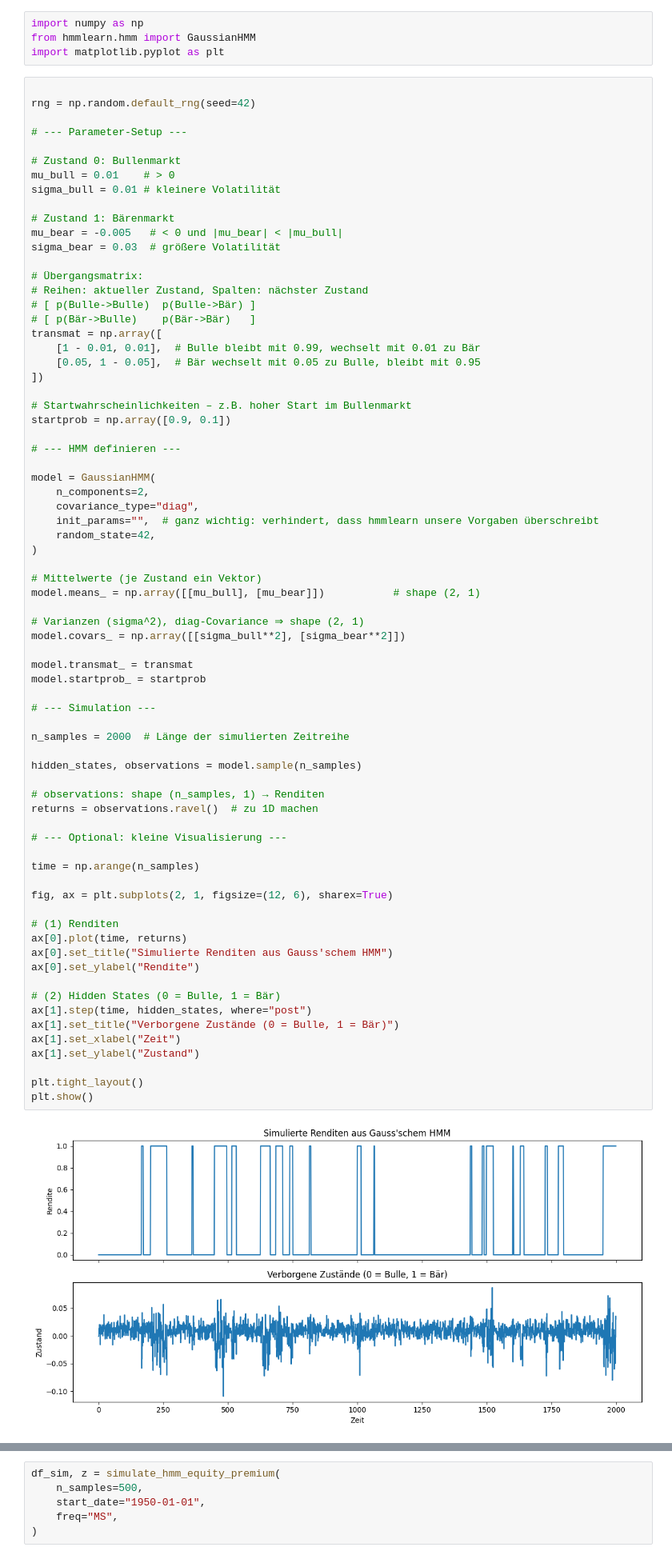
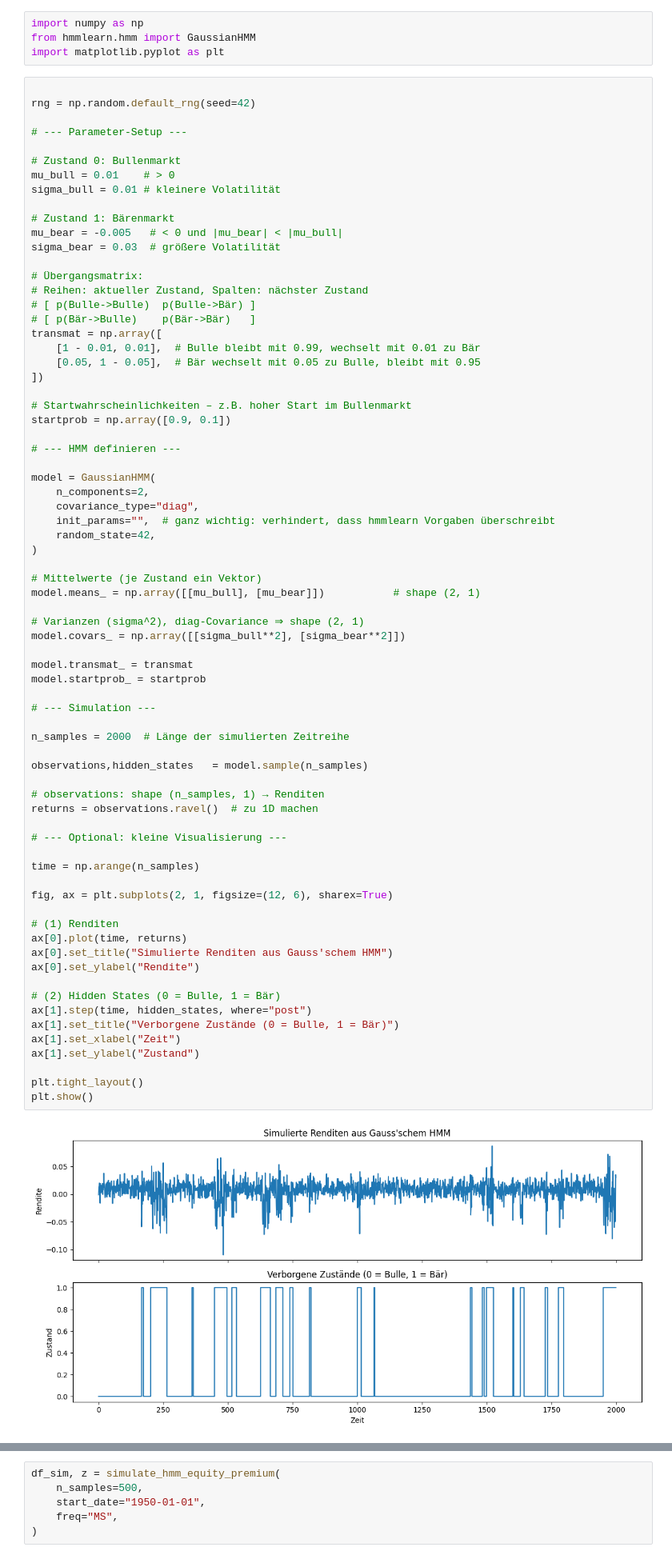
Before and after one commit to KiliTili/Masterarbeit, a Jupyter notebook: Notebooks/simulation/simulation.ipynb, the cells around one changed output, grey strips where cells are left out. Shown: that part at 80% size. Drawn from its saved outputs; the diff is of its cells as text.

```diff
--- a/Notebooks/simulation/simulation.ipynb
+++ b/Notebooks/simulation/simulation.ipynb
@@ -33,7 +33,7 @@ startprob = np.array([0.9, 0.1])
 model = GaussianHMM(
     n_components=2,
     covariance_type="diag",
-    init_params="",  # ganz wichtig: verhindert, dass hmmlearn unsere Vorgaben überschreibt
+    init_params="",  # ganz wichtig: verhindert, dass hmmlearn Vorgaben überschreibt
     random_state=42,
 )
 
@@ -47,32 +47,32 @@ model.transmat_ = transmat
 model.startprob_ = startprob
 
 # --- Simulation ---
 
 n_samples = 2000  # Länge der simulierten Zeitreihe
 
-hidden_states, observations = model.sample(n_samples)
+observations,hidden_states   = model.sample(n_samples)
 
 # observations: shape (n_samples, 1) → Renditen
 returns = observations.ravel()  # zu 1D machen
 
 # --- Optional: kleine Visualisierung ---
 
 time = np.arange(n_samples)
 
 fig, ax = plt.subplots(2, 1, figsize=(12, 6), sharex=True)
 
 # (1) Renditen
 ax[0].plot(time, returns)
 ax[0].set_title("Simulierte Renditen aus Gauss'schem HMM")
 ax[0].set_ylabel("Rendite")
 
 # (2) Hidden States (0 = Bulle, 1 = Bär)
 ax[1].step(time, hidden_states, where="post")
 ax[1].set_title("Verborgene Zustände (0 = Bulle, 1 = Bär)")
 ax[1].set_xlabel("Zeit")
 ax[1].set_ylabel("Zustand")
 
 plt.tight_layout()
 plt.show()
 # %% [output]
-[figure, old version]
+[figure, new version]
```
Also changed, not shown: parts of 16 cells of this notebook, 1 other file.
